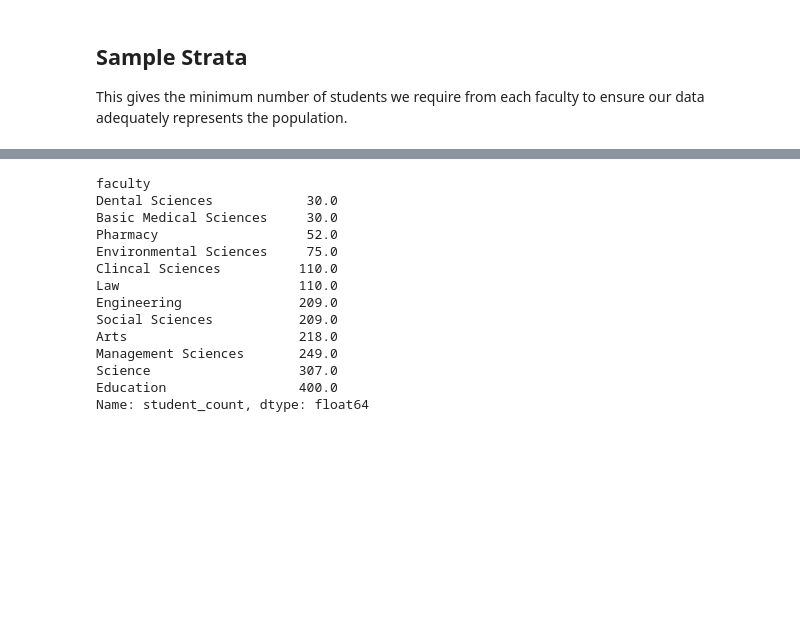
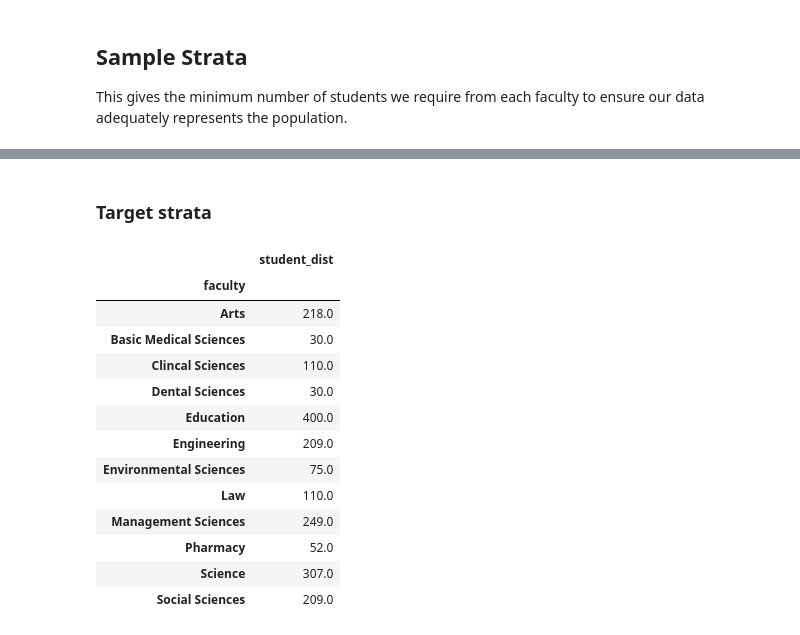
Before and after one commit to socratesjnr/asuu-strike-project, a Jupyter notebook: mailing/student_distribution.ipynb, the cells around one changed output, grey strips where cells are left out. Saved outputs shown, nothing was run; the diff lists cells and outputs as text; code cells hidden in the pictures; blank space fills up the shorter version.

```diff
--- a/mailing/student_distribution.ipynb
+++ b/mailing/student_distribution.ipynb
@@ -52,19 +88,21 @@ This gives the minimum number of students we require from each faculty to ensure
+# %% [markdown]
+### Target strata
 # %%
 target = 2000
-strata = round(perc_student_count*target/100)
-strata
+target_strata = round(perc_student_count*target/100)
+target_strata
 # %% [output]
-faculty
-Dental Sciences            30.0
-Basic Medical Sciences     30.0
-Pharmacy                   52.0
-Environmental Sciences     75.0
-Clincal Sciences          110.0
-Law                       110.0
-Engineering               209.0
-Social Sciences           209.0
-Arts                      218.0
-Management Sciences       249.0
-Science                   307.0
-Education                 400.0
-Name: student_count, dtype: float64
+|  | student_dist |
+| faculty |  |
+| Arts | 218.0 |
+| Basic Medical Sciences | 30.0 |
+| Clincal Sciences | 110.0 |
+| Dental Sciences | 30.0 |
+| Education | 400.0 |
+| Engineering | 209.0 |
+| Environmental Sciences | 75.0 |
+| Law | 110.0 |
+| Management Sciences | 249.0 |
+| Pharmacy | 52.0 |
+| Science | 307.0 |
+| Social Sciences | 209.0 |
```
Also changed, not shown: parts of 9 cells of this notebook.
